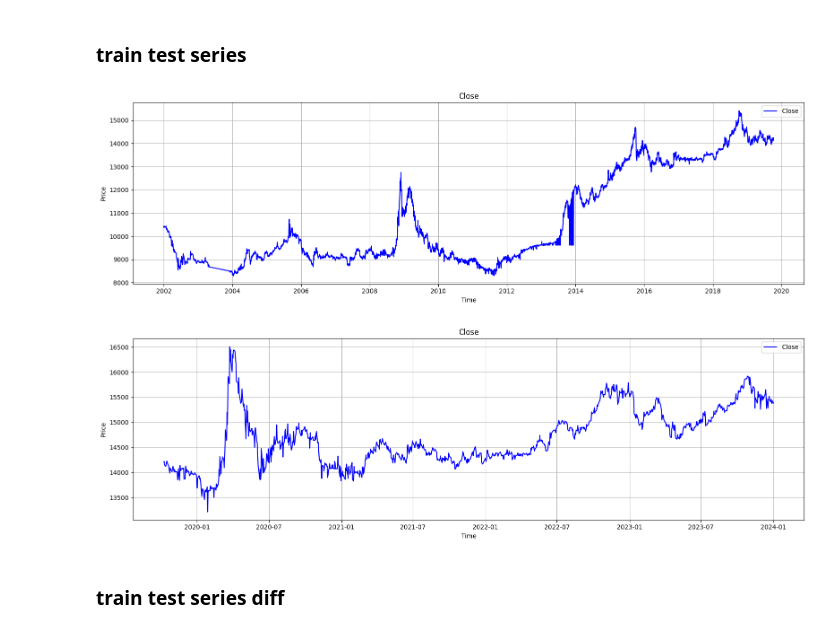
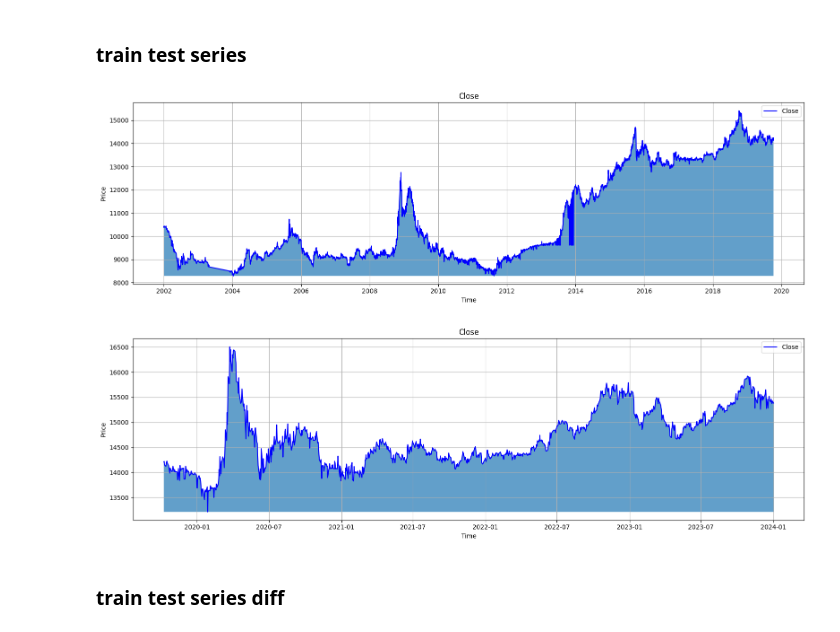
Before and after one commit to sayid-alt/usd_idr_exchange_prediction, a Jupyter notebook: usd_idr_prediction.ipynb, the cells around one changed output. Saved outputs shown, nothing was run; the diff lists cells and outputs as text; code cells hidden in the pictures.

```diff
--- a/usd_idr_prediction.ipynb
+++ b/usd_idr_prediction.ipynb
@@ -32,7 +32,13 @@ print(tf.__version__)
 # Utilities
 # %%
 # Plot series
-def plot_series(df, columns, start_date=None, end_date=None, colors=['blue', 'red', 'green', 'brown']):
+def plot_series(df,
+                columns,
+                start_date=None,
+                end_date=None,
+                colors=['blue', 'red', 'green', 'brown'],
+                fillbar=False
+                ):
   """Plots multiple series from a Pandas DataFrame with different colors.
 
   Args:
@@ -61,6 +67,8 @@ def plot_series(df, columns, start_date=None, end_date=None, colors=['blue', 're
     ax = ax.flatten()
   # Iterate over the columns and plot each one
     for i, column in enumerate(columns):
+      if fillbar:
+        ax[i].fill_between(df.index, df[column].min(), df[column], alpha=0.7, color=colors[i % len(colors)])
       ax[i].plot(df.index, df[column], color=colors[i % len(colors)], label=column)
       ax[i].set_title(column)
       ax[i].set_xlabel("Time")
@@ -68,6 +76,8 @@ def plot_series(df, columns, start_date=None, end_date=None, colors=['blue', 're
       ax[i].legend()
       ax[i].grid(True)
   else:
+    if fillbar:
+      ax.fill_between(df.index, df[columns[0]].min(), df[columns[0]], alpha=0.7)
     ax.plot(df.index, df[columns[0]], color=colors[0], label=columns[0])
     ax.set_title(columns[0])
     ax.set_xlabel("Time")
@@ -497,12 +519,12 @@ valid_series_diff = idrx_diff[-split_time:]
 ### train test series
 # %%
 # plot train series
-plot_series(train_series, ['Close'])
+plot_series(train_series, ['Close'], fillbar=True)
 # plot validation series
-plot_series(valid_series, ['Close'])
+plot_series(valid_series, ['Close'], fillbar=True)
 # %% [output]
-[figure, old version]
+[figure, new version]
-[figure, old version]
+[figure, new version]
 # %% [markdown]
 ### train test series diff
 # %%
```
Also changed, not shown: parts of 14 cells of this notebook.
